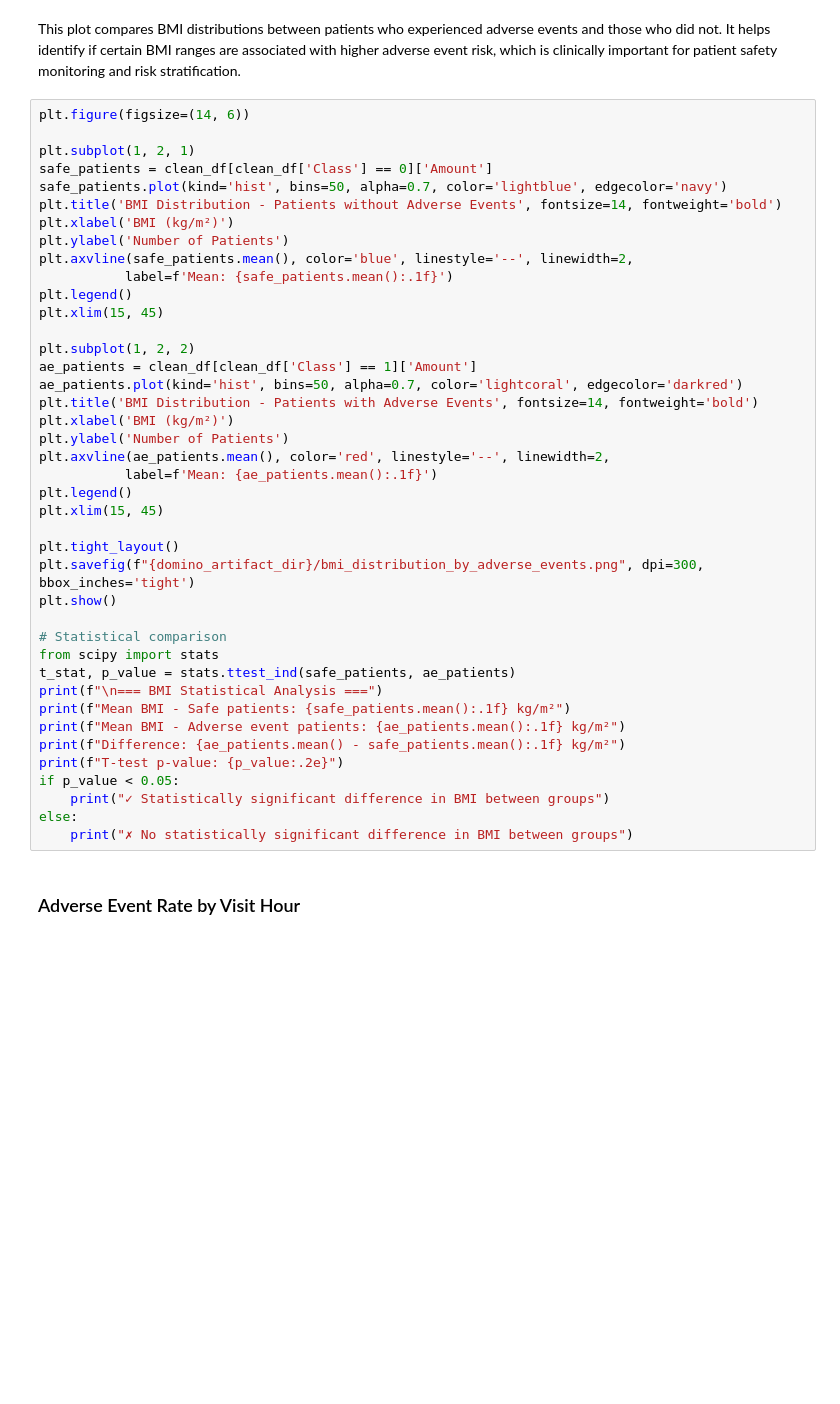
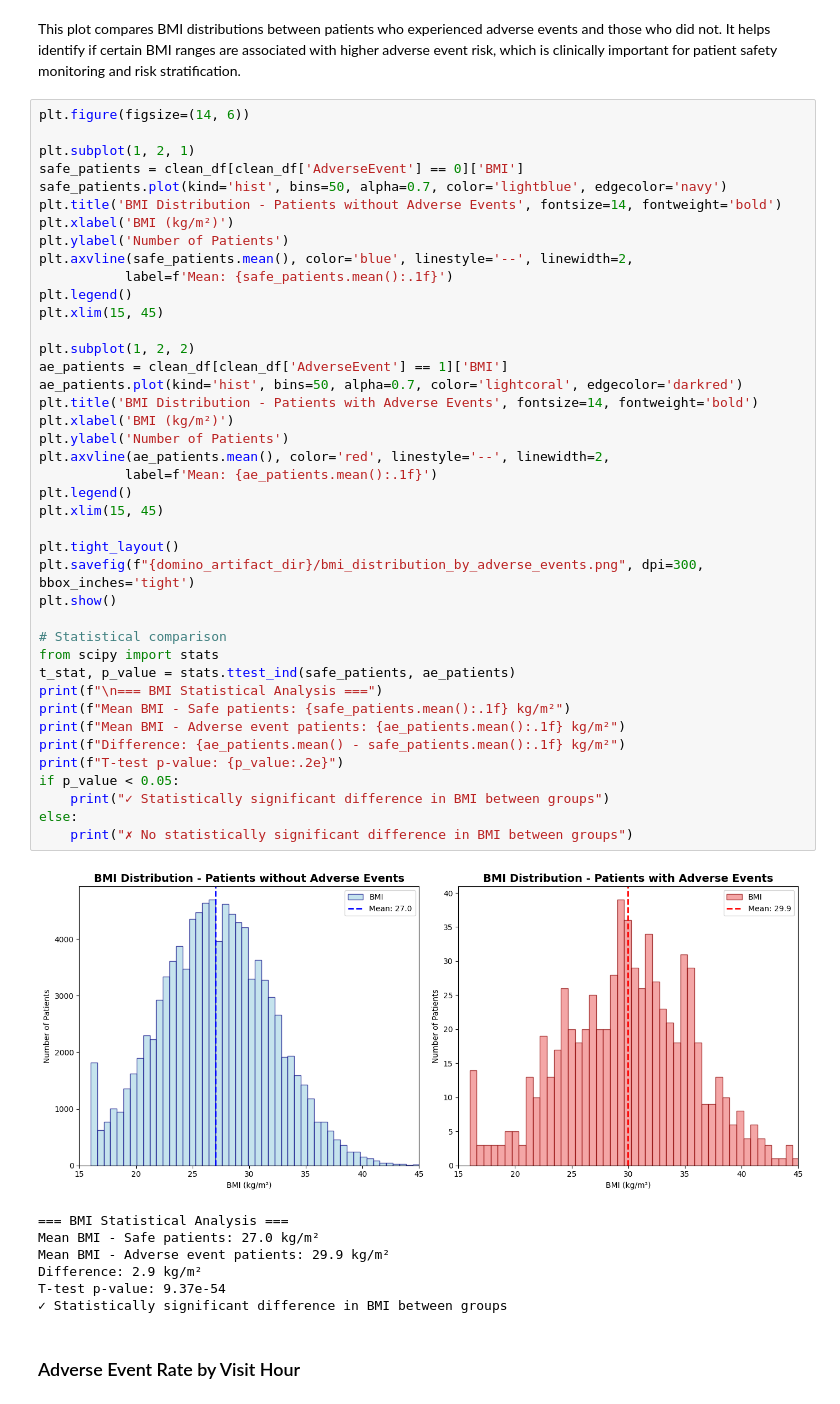
Before and after one commit to ddl-jim-coates/Bio-Statistics-Workshop, a Jupyter notebook: exercises/b_DataExploration/data_exploration_notebook.ipynb, the cells around one changed output. Drawn from its saved outputs; the diff is of its cells as text; blank space fills up the shorter version.

```diff
--- a/exercises/b_DataExploration/data_exploration_notebook.ipynb
+++ b/exercises/b_DataExploration/data_exploration_notebook.ipynb
@@ -271,7 +315,7 @@ This plot compares BMI distributions between patients who experienced adverse ev
 plt.figure(figsize=(14, 6))
 
 plt.subplot(1, 2, 1)
-safe_patients = clean_df[clean_df['Class'] == 0]['Amount']
+safe_patients = clean_df[clean_df['AdverseEvent'] == 0]['BMI']
 safe_patients.plot(kind='hist', bins=50, alpha=0.7, color='lightblue', edgecolor='navy')
 plt.title('BMI Distribution - Patients without Adverse Events', fontsize=14, fontweight='bold')
 plt.xlabel('BMI (kg/m²)')
@@ -280,34 +324,42 @@ plt.axvline(safe_patients.mean(), color='blue', linestyle='--', linewidth=2,
            label=f'Mean: {safe_patients.mean():.1f}')
 plt.legend()
 plt.xlim(15, 45)
 
 plt.subplot(1, 2, 2)
-ae_patients = clean_df[clean_df['Class'] == 1]['Amount']
+ae_patients = clean_df[clean_df['AdverseEvent'] == 1]['BMI']
 ae_patients.plot(kind='hist', bins=50, alpha=0.7, color='lightcoral', edgecolor='darkred')
 plt.title('BMI Distribution - Patients with Adverse Events', fontsize=14, fontweight='bold')
 plt.xlabel('BMI (kg/m²)')
 plt.ylabel('Number of Patients')
 plt.axvline(ae_patients.mean(), color='red', linestyle='--', linewidth=2,
            label=f'Mean: {ae_patients.mean():.1f}')
 plt.legend()
 plt.xlim(15, 45)
 
 plt.tight_layout()
 plt.savefig(f"{domino_artifact_dir}/bmi_distribution_by_adverse_events.png", dpi=300, bbox_inches='tight')
 plt.show()
 
 # Statistical comparison
 from scipy import stats
 t_stat, p_value = stats.ttest_ind(safe_patients, ae_patients)
 print(f"\n=== BMI Statistical Analysis ===")
 print(f"Mean BMI - Safe patients: {safe_patients.mean():.1f} kg/m²")
 print(f"Mean BMI - Adverse event patients: {ae_patients.mean():.1f} kg/m²")
 print(f"Difference: {ae_patients.mean() - safe_patients.mean():.1f} kg/m²")
 print(f"T-test p-value: {p_value:.2e}")
 if p_value < 0.05:
     print("✓ Statistically significant difference in BMI between groups")
 else:
     print("✗ No statistically significant difference in BMI between groups")
+# %% [output]
+[figure, added]
+=== BMI Statistical Analysis ===
+Mean BMI - Safe patients: 27.0 kg/m²
+Mean BMI - Adverse event patients: 29.9 kg/m²
+Difference: 2.9 kg/m²
+T-test p-value: 9.37e-54
+✓ Statistically significant difference in BMI between groups
 # %% [markdown]
 ### Adverse Event Rate by Visit Hour
 # %% [markdown]
```
Also changed, not shown: parts of 9 cells of this notebook.
